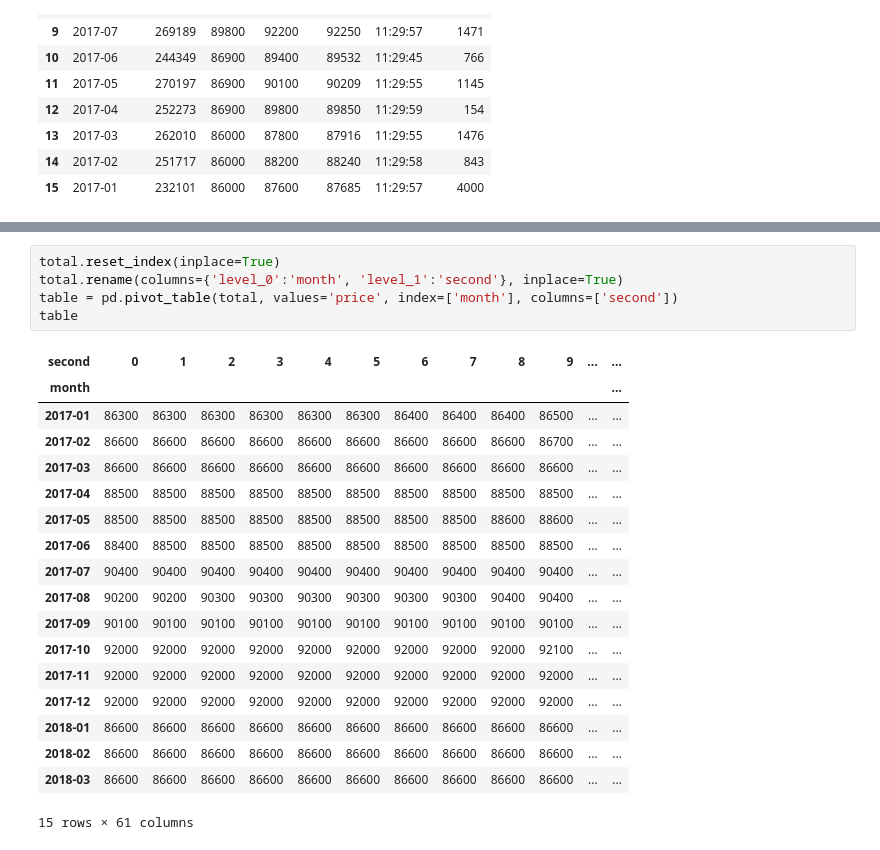
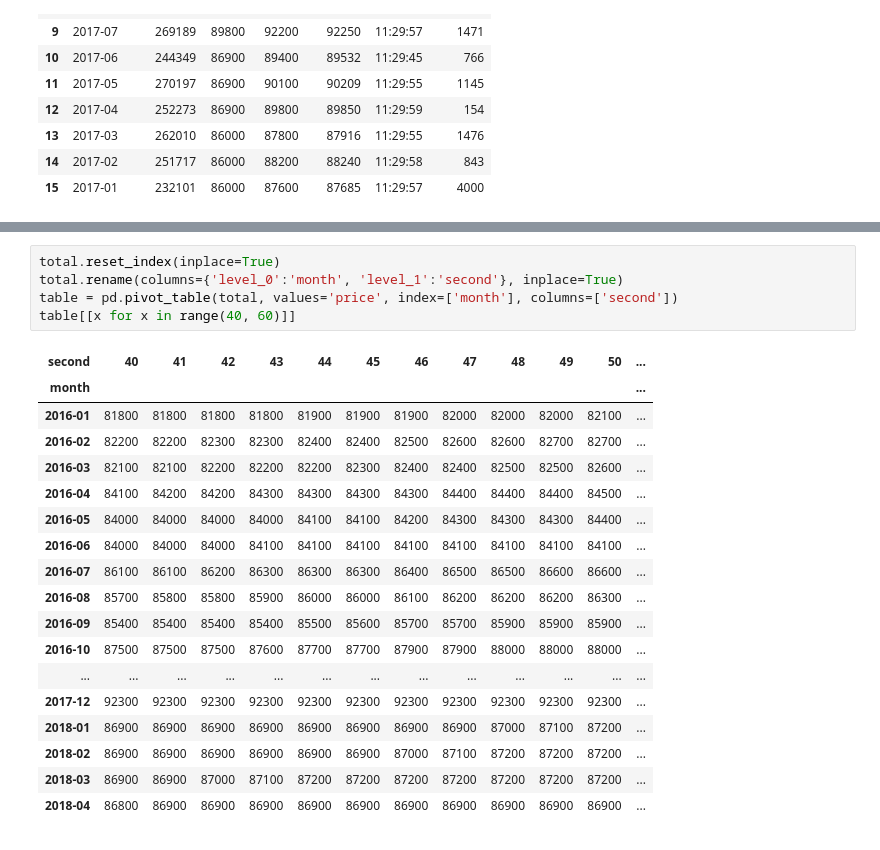
Before and after one commit to Junch/learning_notebook, a Jupyter notebook: 07-hupai/calculate.ipynb, the cells around one changed output, grey strips where cells are left out. Saved outputs shown, nothing was run; the diff lists cells and outputs as text.

```diff
--- a/07-hupai/calculate.ipynb
+++ b/07-hupai/calculate.ipynb
@@ -41,24 +41,24 @@ total.shape
 # %%
 total.reset_index(inplace=True)
 total.rename(columns={'level_0':'month', 'level_1':'second'}, inplace=True)
 table = pd.pivot_table(total, values='price', index=['month'], columns=['second'])
-table
+table[[x for x in range(40, 60)]]
 # %% [output]
-| second | 0 | 1 | 2 | 3 | 4 | 5 | 6 | 7 | 8 | 9 | ... | ... |
+| second | 40 | 41 | 42 | 43 | 44 | 45 | 46 | 47 | 48 | 49 | 50 | ... |
 | month |  |  |  |  |  |  |  |  |  |  |  | ... |
-| 2017-01 | 86300 | 86300 | 86300 | 86300 | 86300 | 86300 | 86400 | 86400 | 86400 | 86500 | ... | ... |
-| 2017-02 | 86600 | 86600 | 86600 | 86600 | 86600 | 86600 | 86600 | 86600 | 86600 | 86700 | ... | ... |
-| 2017-03 | 86600 | 86600 | 86600 | 86600 | 86600 | 86600 | 86600 | 86600 | 86600 | 86600 | ... | ... |
-| 2017-04 | 88500 | 88500 | 88500 | 88500 | 88500 | 88500 | 88500 | 88500 | 88500 | 88500 | ... | ... |
-| 2017-05 | 88500 | 88500 | 88500 | 88500 | 88500 | 88500 | 88500 | 88500 | 88600 | 88600 | ... | ... |
-| 2017-06 | 88400 | 88500 | 88500 | 88500 | 88500 | 88500 | 88500 | 88500 | 88500 | 88500 | ... | ... |
-| 2017-07 | 90400 | 90400 | 90400 | 90400 | 90400 | 90400 | 90400 | 90400 | 90400 | 90400 | ... | ... |
-| 2017-08 | 90200 | 90200 | 90300 | 90300 | 90300 | 90300 | 90300 | 90300 | 90400 | 90400 | ... | ... |
-| 2017-09 | 90100 | 90100 | 90100 | 90100 | 90100 | 90100 | 90100 | 90100 | 90100 | 90100 | ... | ... |
-| 2017-10 | 92000 | 92000 | 92000 | 92000 | 92000 | 92000 | 92000 | 92000 | 92000 | 92100 | ... | ... |
-| 2017-11 | 92000 | 92000 | 92000 | 92000 | 92000 | 92000 | 92000 | 92000 | 92000 | 92000 | ... | ... |
-| 2017-12 | 92000 | 92000 | 92000 | 92000 | 92000 | 92000 | 92000 | 92000 | 92000 | 92000 | ... | ... |
-| 2018-01 | 86600 | 86600 | 86600 | 86600 | 86600 | 86600 | 86600 | 86600 | 86600 | 86600 | ... | ... |
-| 2018-02 | 86600 | 86600 | 86600 | 86600 | 86600 | 86600 | 86600 | 86600 | 86600 | 86600 | ... | ... |
-| 2018-03 | 86600 | 86600 | 86600 | 86600 | 86600 | 86600 | 86600 | 86600 | 86600 | 86600 | ... | ... |
+| 2016-01 | 81800 | 81800 | 81800 | 81800 | 81900 | 81900 | 81900 | 82000 | 82000 | 82000 | 82100 | ... |
+| 2016-02 | 82200 | 82200 | 82300 | 82300 | 82400 | 82400 | 82500 | 82600 | 82600 | 82700 | 82700 | ... |
+| 2016-03 | 82100 | 82100 | 82200 | 82200 | 82200 | 82300 | 82400 | 82400 | 82500 | 82500 | 82600 | ... |
+| 2016-04 | 84100 | 84200 | 84200 | 84300 | 84300 | 84300 | 84300 | 84400 | 84400 | 84400 | 84500 | ... |
+| 2016-05 | 84000 | 84000 | 84000 | 84000 | 84100 | 84100 | 84200 | 84300 | 84300 | 84300 | 84400 | ... |
+| 2016-06 | 84000 | 84000 | 84000 | 84100 | 84100 | 84100 | 84100 | 84100 | 84100 | 84100 | 84100 | ... |
+| 2016-07 | 86100 | 86100 | 86200 | 86300 | 86300 | 86300 | 86400 | 86500 | 86500 | 86600 | 86600 | ... |
+| 2016-08 | 85700 | 85800 | 85800 | 85900 | 86000 | 86000 | 86100 | 86200 | 86200 | 86200 | 86300 | ... |
+| 2016-09 | 85400 | 85400 | 85400 | 85400 | 85500 | 85600 | 85700 | 85700 | 85900 | 85900 | 85900 | ... |
+| 2016-10 | 87500 | 87500 | 87500 | 87600 | 87700 | 87700 | 87900 | 87900 | 88000 | 88000 | 88000 | ... |
+| ... | ... | ... | ... | ... | ... | ... | ... | ... | ... | ... | ... | ... |
+| 2017-12 | 92300 | 92300 | 92300 | 92300 | 92300 | 92300 | 92300 | 92300 | 92300 | 92300 | 92300 | ... |
+| 2018-01 | 86900 | 86900 | 86900 | 86900 | 86900 | 86900 | 86900 | 86900 | 87000 | 87100 | 87200 | ... |
+| 2018-02 | 86900 | 86900 | 86900 | 86900 | 86900 | 86900 | 87000 | 87100 | 87200 | 87200 | 87200 | ... |
+| 2018-03 | 86900 | 86900 | 87000 | 87100 | 87200 | 87200 | 87200 | 87200 | 87200 | 87200 | 87200 | ... |
+| 2018-04 | 86800 | 86900 | 86900 | 86900 | 86900 | 86900 | 86900 | 86900 | 86900 | 86900 | 86900 | ... |
-15 rows × 61 columns
```
Also changed, not shown: parts of 4 cells of this notebook, 13 other files.
